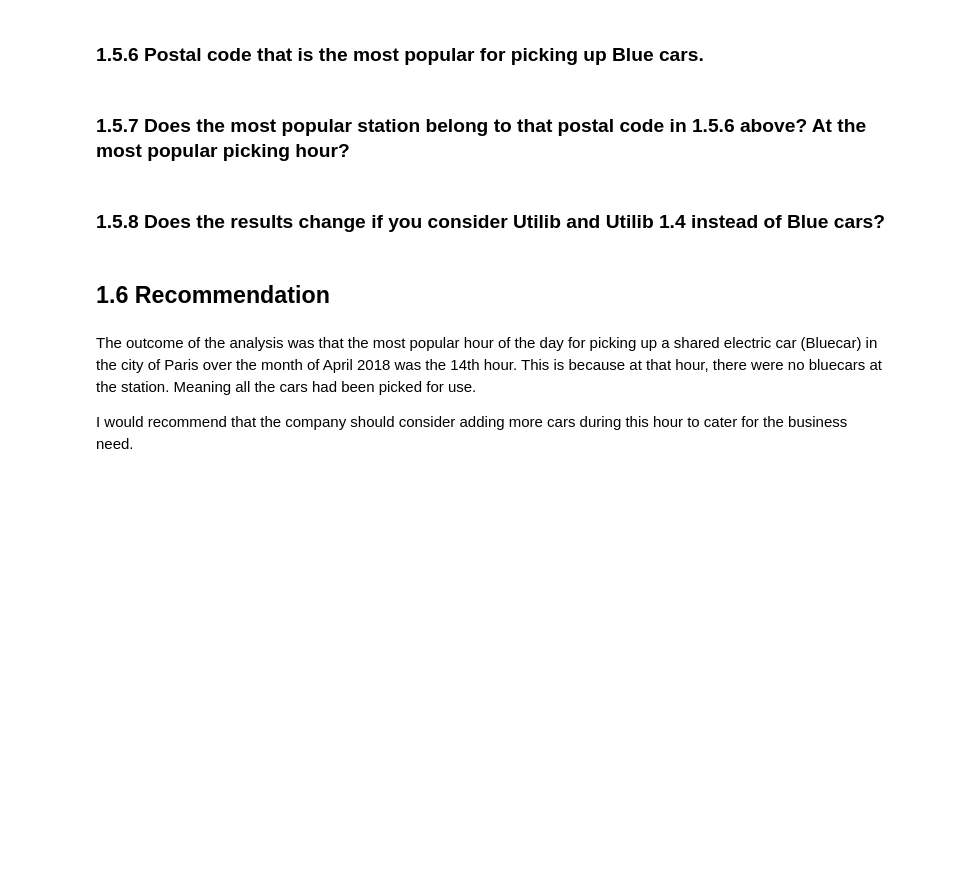
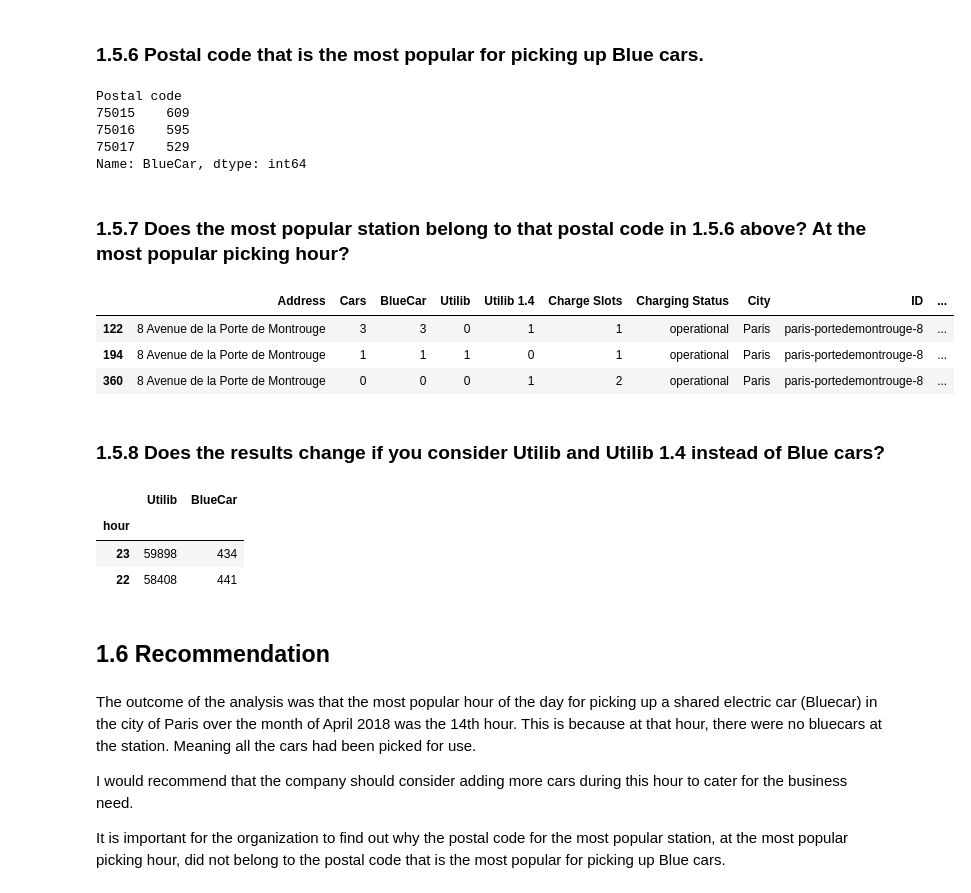
Before and after one commit to veronica1013/Moringa_Week4_Independent_Project, a Jupyter notebook: Moringa_Data_Science_Prep_W4_Independent_Project_2021_09_Veronica_Isiaho_Python_Notebook.ipynb, the cells around one changed output. Cells and saved outputs as stored; diff of their text form; code cells hidden in the pictures; blank space fills up the shorter version.

```diff
--- a/Moringa_Data_Science_Prep_W4_Independent_Project_2021_09_Veronica_Isiaho_Python_Notebook.ipynb
+++ b/Moringa_Data_Science_Prep_W4_Independent_Project_2021_09_Veronica_Isiaho_Python_Notebook.ipynb
@@ -365,19 +407,51 @@ Name: Total Cars, dtype: int64
 # %%
 # Challenge 6
 # Postal code that is the most popular for picking up Blue cars.
+
+df.groupby('Postal code')['BlueCar'].sum().sort_values(ascending=False).head(3)
+
+# 75015 is the most popular postal code for picking up BlueCars
+# %% [output]
+Postal code
+75015    609
+75016    595
+75017    529
+Name: BlueCar, dtype: int64
 # %% [markdown]
 ### 1.5.7  Does the most popular station belong to that postal code in 1.5.6 above? At the most popular picking hour?
 # %%
 # Challenge 7
 # Does the most popular station belong to that postal code in 1.5.6 above? At the most popular picking hour?
+
+Same_Postal_code = df[df['Station Name']== 'Paris/Porte de Montrouge/8'].head(3)
+Same_Postal_code
+
+# The most popular station does not belong to that postal code (75015) in 1.5.6 above. It belongs to postal code 75014
+# %% [output]
+|  | Address | Cars | BlueCar | Utilib | Utilib 1.4 | Charge Slots | Charging Status | City | ID | ... |
+| 122 | 8 Avenue de la Porte de Montrouge | 3 | 3 | 0 | 1 | 1 | operational | Paris | paris-portedemontrouge-8 | ... |
+| 194 | 8 Avenue de la Porte de Montrouge | 1 | 1 | 1 | 0 | 1 | operational | Paris | paris-portedemontrouge-8 | ... |
+| 360 | 8 Avenue de la Porte de Montrouge | 0 | 0 | 0 | 1 | 2 | operational | Paris | paris-portedemontrouge-8 | ... |
 # %% [markdown]
 ### 1.5.8 Does the results change if you consider Utilib and Utilib 1.4 instead of Blue cars?
 # %%
 # Challenge 8
 # Does the results change if you consider Utilib and Utilib 1.4 instead of Blue cars?
+
+ls = list(df.columns)
+for column in ls[3:4]:
+  df[column]=df[column].sum()
+df.groupby('hour')[[column, 'BlueCar']].sum().sort_values(by = 'hour', ascending = False).head(2)
+# %% [output]
+|  | Utilib | BlueCar |
+| hour |  |  |
+| 23 | 59898 | 434 |
+| 22 | 58408 | 441 |
 # %% [markdown]
 ## 1.6 Recommendation
 # %% [markdown]
 The outcome of the analysis was that the most popular hour of the day for picking up a shared electric car (Bluecar) in the city of Paris over the month of April 2018 was the 14th hour. This is because at that hour, there were no bluecars at the station. Meaning all the cars had been picked for use.
 
 I would recommend that the company should consider adding more cars during this hour to cater for the business need.
+
+It is important for the organization to find out why the postal code for the most popular station, at the most popular picking hour, did not belong to the postal code that is the most popular for picking up Blue cars.
```
Also changed, not shown: parts of 7 cells of this notebook.
